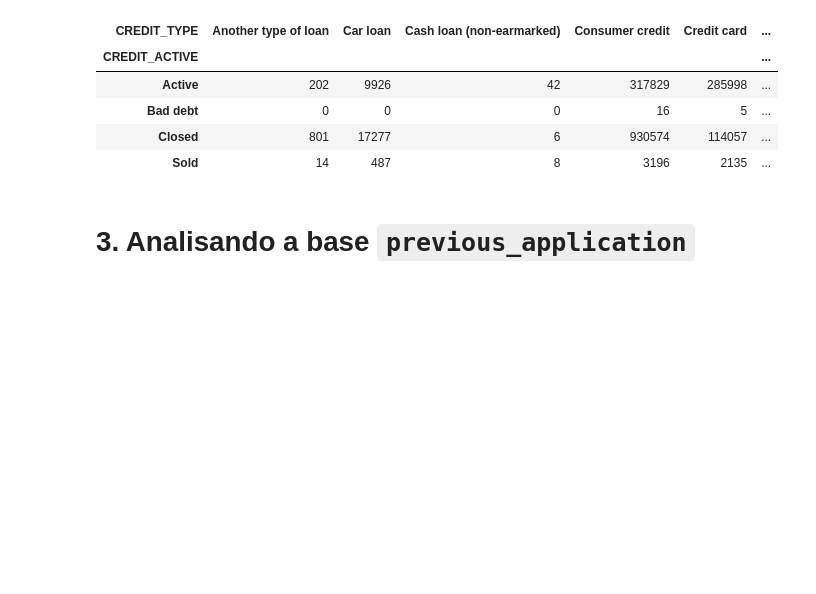
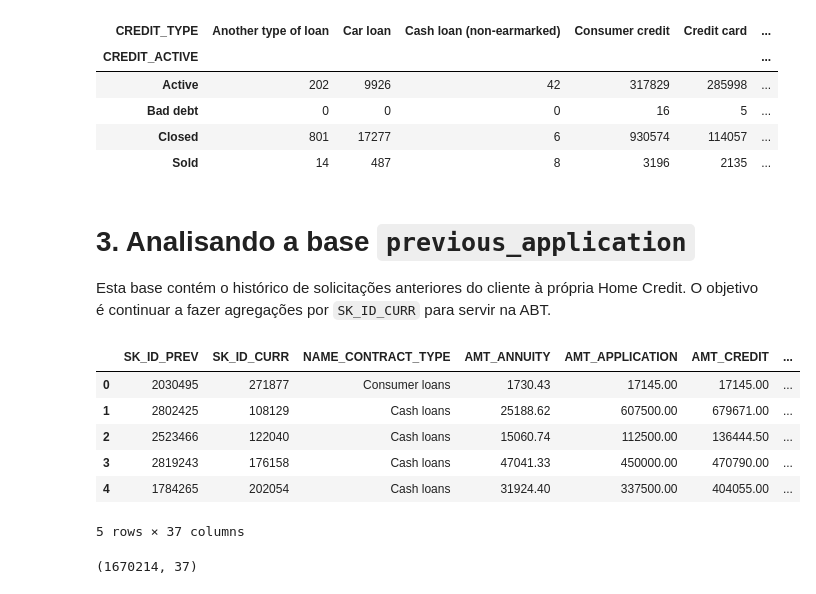
Before and after one commit to luccascruz/projeto-ml-labdata, a Jupyter notebook: DataPipeline/exp_analysis.ipynb, the cells around one changed output. Saved outputs shown, nothing was run; the diff lists cells and outputs as text; code cells hidden in the pictures; blank space fills up the shorter version.

````diff
--- a/DataPipeline/exp_analysis.ipynb
+++ b/DataPipeline/exp_analysis.ipynb
@@ -2121,3 +2121,19 @@ pd.crosstab(
 | Sold | 14 | 487 | 8 | 3196 | 2135 | ... |
 # %% [markdown]
 # 3. Analisando a base ```previous_application```
+
+Esta base contém o histórico de solicitações anteriores do cliente à própria Home Credit. O objetivo é continuar a fazer agregações por `SK_ID_CURR` para servir na ABT.
+# %%
+df_previous_application.head()
+# %% [output]
+|  | SK_ID_PREV | SK_ID_CURR | NAME_CONTRACT_TYPE | AMT_ANNUITY | AMT_APPLICATION | AMT_CREDIT | ... |
+| 0 | 2030495 | 271877 | Consumer loans | 1730.43 | 17145.00 | 17145.00 | ... |
+| 1 | 2802425 | 108129 | Cash loans | 25188.62 | 607500.00 | 679671.00 | ... |
+| 2 | 2523466 | 122040 | Cash loans | 15060.74 | 112500.00 | 136444.50 | ... |
+| 3 | 2819243 | 176158 | Cash loans | 47041.33 | 450000.00 | 470790.00 | ... |
+| 4 | 1784265 | 202054 | Cash loans | 31924.40 | 337500.00 | 404055.00 | ... |
+5 rows × 37 columns
+# %%
+df_previous_application.shape
+# %% [output]
+(1670214, 37)
````
Also changed, not shown: parts of 8 cells of this notebook.
